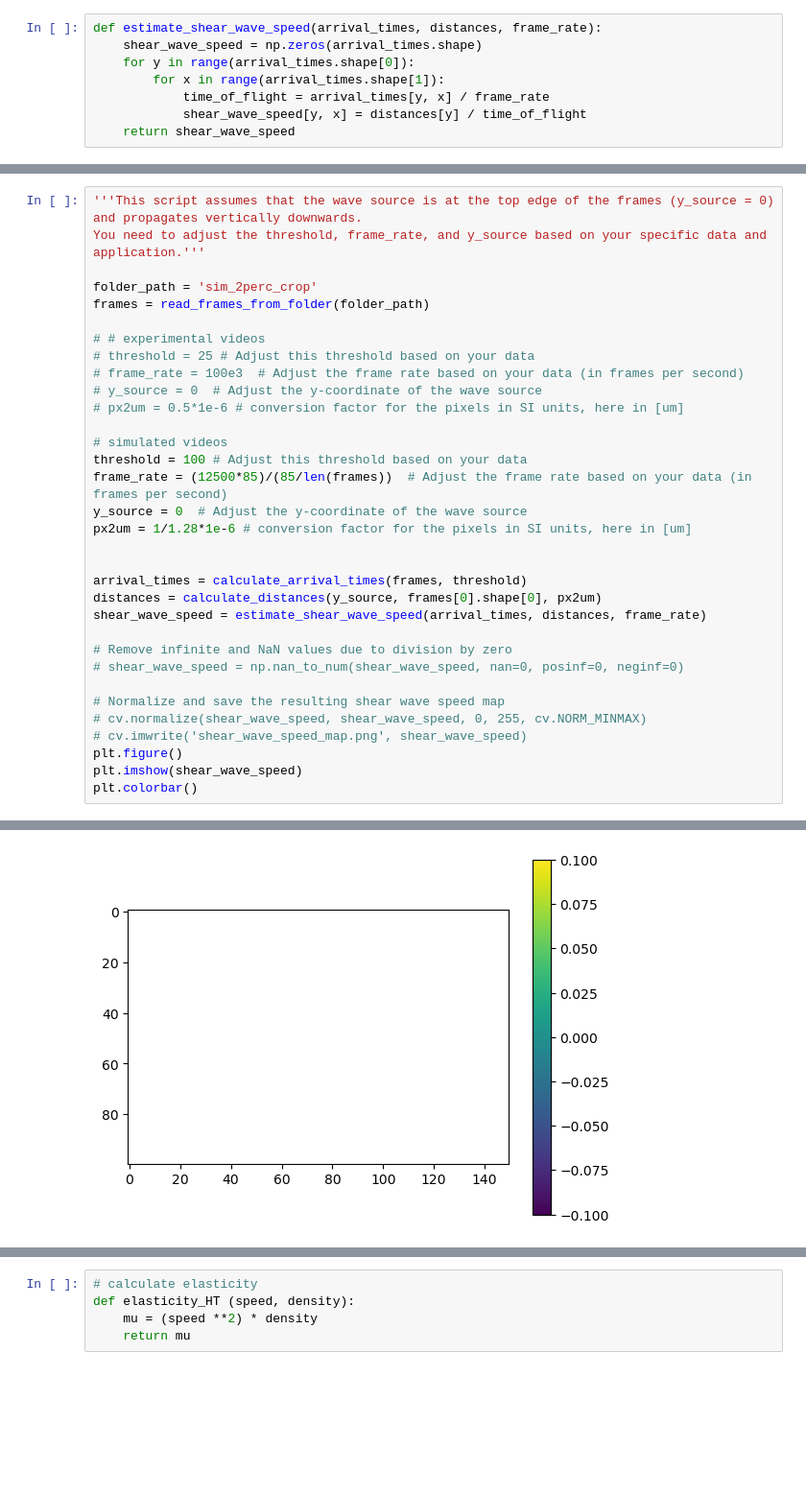
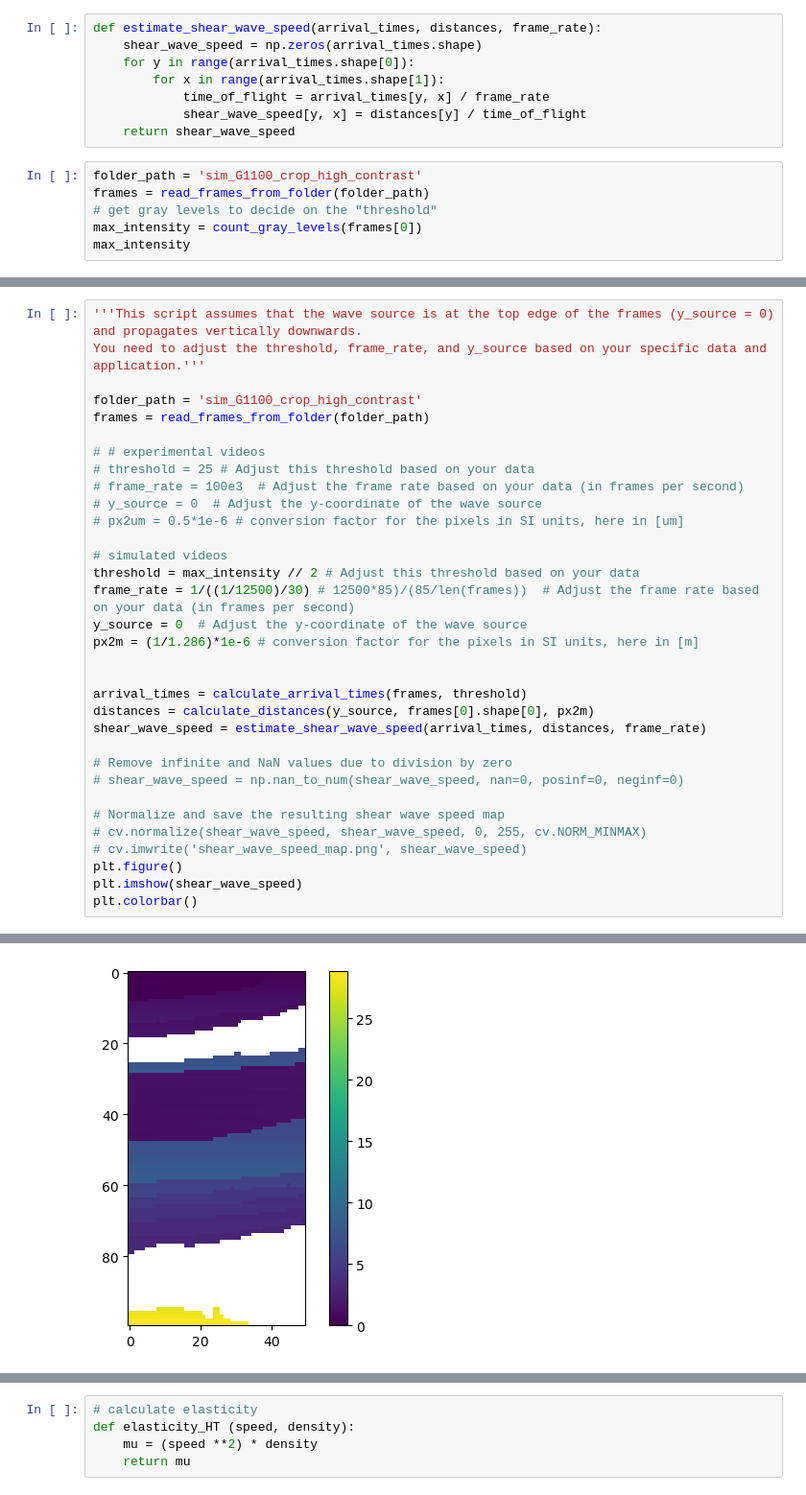
Before and after one commit to ecominator/optical_elastography, a Jupyter notebook: elastography_tof.ipynb, the cells around one changed output, grey strips where cells are left out. Shown: that part at 96% size. Saved outputs shown, nothing was run; the diff lists cells and outputs as text; blank space fills up the shorter version.

```diff
--- a/elastography_tof.ipynb
+++ b/elastography_tof.ipynb
@@ -80,3 +108,9 @@ def estimate_shear_wave_speed(arrival_times, distances, frame_rate):
             time_of_flight = arrival_times[y, x] / frame_rate
             shear_wave_speed[y, x] = distances[y] / time_of_flight
     return shear_wave_speed
+# %%
+folder_path = 'sim_G1100_crop_high_contrast'
+frames = read_frames_from_folder(folder_path)
+# get gray levels to decide on the "threshold"
+max_intensity = count_gray_levels(frames[0])
+max_intensity
@@ -83,36 +119,36 @@ def estimate_shear_wave_speed(arrival_times, distances, frame_rate):
 # %%
 '''This script assumes that the wave source is at the top edge of the frames (y_source = 0) and propagates vertically downwards.
 You need to adjust the threshold, frame_rate, and y_source based on your specific data and application.'''
 
-folder_path = 'sim_2perc_crop'
+folder_path = 'sim_G1100_crop_high_contrast'
 frames = read_frames_from_folder(folder_path)
 
 # # experimental videos
 # threshold = 25 # Adjust this threshold based on your data
 # frame_rate = 100e3  # Adjust the frame rate based on your data (in frames per second)
 # y_source = 0  # Adjust the y-coordinate of the wave source
 # px2um = 0.5*1e-6 # conversion factor for the pixels in SI units, here in [um]
 
 # simulated videos
-threshold = 100 # Adjust this threshold based on your data
-frame_rate = (12500*85)/(85/len(frames))  # Adjust the frame rate based on your data (in frames per second)
+threshold = max_intensity // 2 # Adjust this threshold based on your data
+frame_rate = 1/((1/12500)/30) # 12500*85)/(85/len(frames))  # Adjust the frame rate based on your data (in frames per second)
 y_source = 0  # Adjust the y-coordinate of the wave source
-px2um = 1/1.28*1e-6 # conversion factor for the pixels in SI units, here in [um]
+px2m = (1/1.286)*1e-6 # conversion factor for the pixels in SI units, here in [m]
 
 
 arrival_times = calculate_arrival_times(frames, threshold)
-distances = calculate_distances(y_source, frames[0].shape[0], px2um)
+distances = calculate_distances(y_source, frames[0].shape[0], px2m)
 shear_wave_speed = estimate_shear_wave_speed(arrival_times, distances, frame_rate)
 
 # Remove infinite and NaN values due to division by zero
 # shear_wave_speed = np.nan_to_num(shear_wave_speed, nan=0, posinf=0, neginf=0)
 
 # Normalize and save the resulting shear wave speed map
 # cv.normalize(shear_wave_speed, shear_wave_speed, 0, 255, cv.NORM_MINMAX)
 # cv.imwrite('shear_wave_speed_map.png', shear_wave_speed)
 plt.figure()
 plt.imshow(shear_wave_speed)
 plt.colorbar()
 # %% [output]
 <matplotlib.colorbar.Colorbar at 0x...>
-[figure, old version]
+[figure, new version]
```
Also changed, not shown: parts of 14 cells of this notebook.
